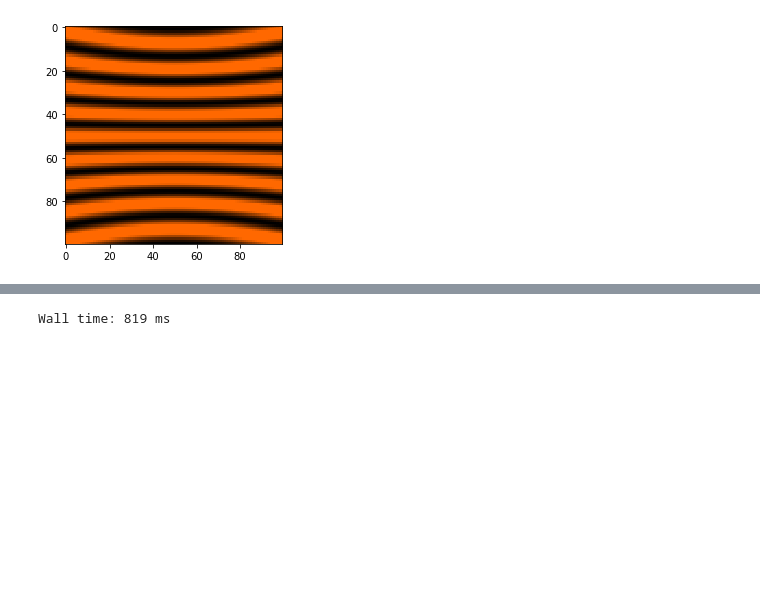
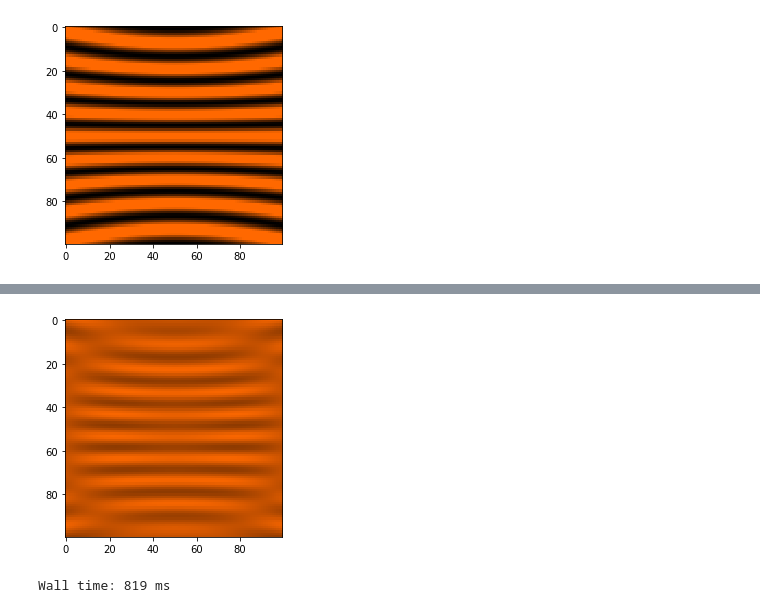
Before and after one commit to royess/RealMichelson, a Jupyter notebook: colored_examples.ipynb, the cells around one changed output, grey strips where cells are left out. Drawn from its saved outputs; the diff is of its cells as text; code cells hidden in the pictures; blank space fills up the shorter version.

Commit message:
color works, add more examples

```diff
--- a/colored_examples.ipynb
+++ b/colored_examples.ipynb
@@ -53,3 +53,20 @@ showPattern(simulation, isColored=True)
 # %% [output]
 Wall time: 682 ms
 [figure]
+# %%
+%%time
+
+simulation = MichelsonSimulation()
+simulation.initialMirrorG([0, 0, 0], [-1, 1, 0])
+simulation.initialMirrorM1([0, 100, 0], [0, -1, 0])
+simulation.initialMirrorM2([100, 0, 0], [-1, 2.5e-6, 0])
+
+for y in np.arange(-40,40,20):
+    for z in np.arange(-40,40,20):
+        simulation.insertSource([-20, y, z], 589, 0.005)
+
+simulation.changeToLocal()
+simulation.localInterference()
+
+showPattern(simulation, isColored=True)
+# %% [output]
@@ -56,3 +74,4 @@ Wall time: 682 ms
+[figure, added]
 # %%
 %%time
 
```
Also changed, not shown: parts of 3 cells of this notebook.
